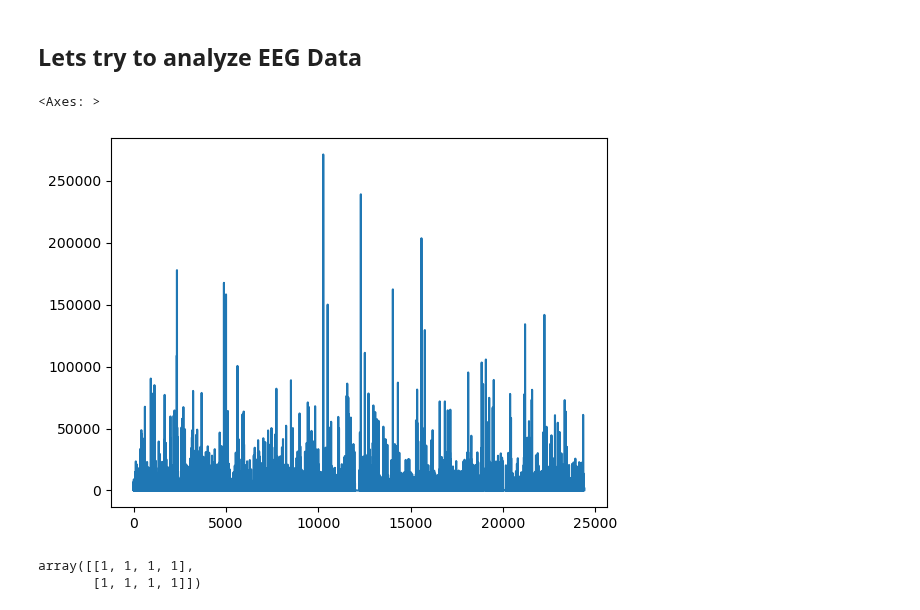
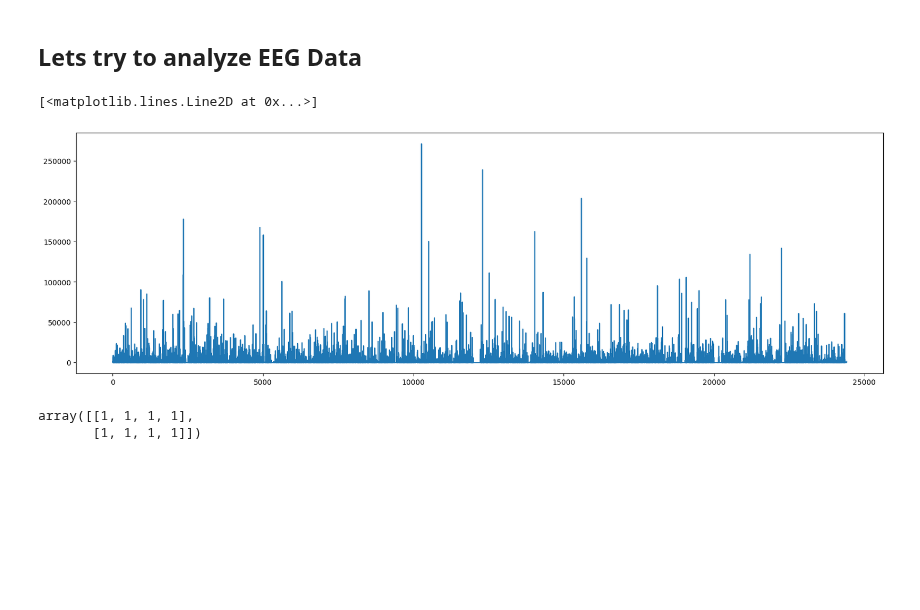
Before and after one commit to Dhyanesh-Panchal/PY-libraries-for-ML, a Jupyter notebook: Numpy Tuts.ipynb, the cells around one changed output. Saved outputs shown, nothing was run; the diff lists cells and outputs as text; code cells hidden in the pictures; blank space fills up the shorter version.

Commit message:
tried to plot the EEG data some different way

```diff
--- a/Numpy Tuts.ipynb
+++ b/Numpy Tuts.ipynb
@@ -87,10 +88,14 @@ array([['Toyota', 'Honda', 'Toyota', 'BMW', 'Nissan', 'Toyota', 'Honda',
 ## Lets try to analyze EEG Data
 # %%
 Data1 = pd.read_csv('./sample_data/Supplemental_Data_Raw_Genecounts.csv')
-Data1['A1.1.1'].plot()
+# Data1['A1.1.1'].plot()
+
+
+plt.figure(figsize=(20,6))
+plt.plot(range(len(Data1['A1.1.1'])),Data1['A1.1.1'])
 # %% [output]
-<Axes: >
+[<matplotlib.lines.Line2D at 0x...>]
-[figure, old version]
+[figure, new version]
 # %%
 arr2 = np.ones((2,4),dtype=int)
 arr2
```
Also changed, not shown: parts of 1 cell of this notebook.
